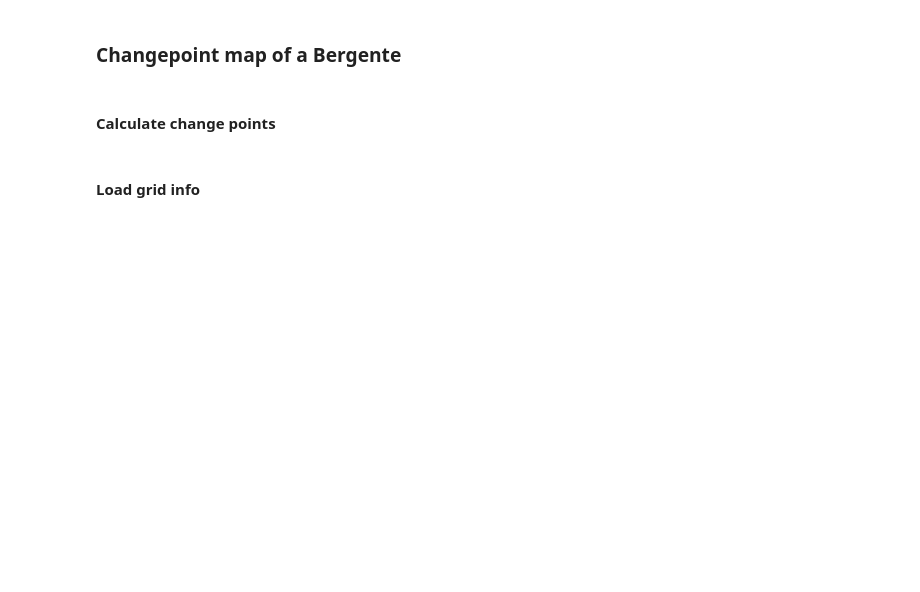
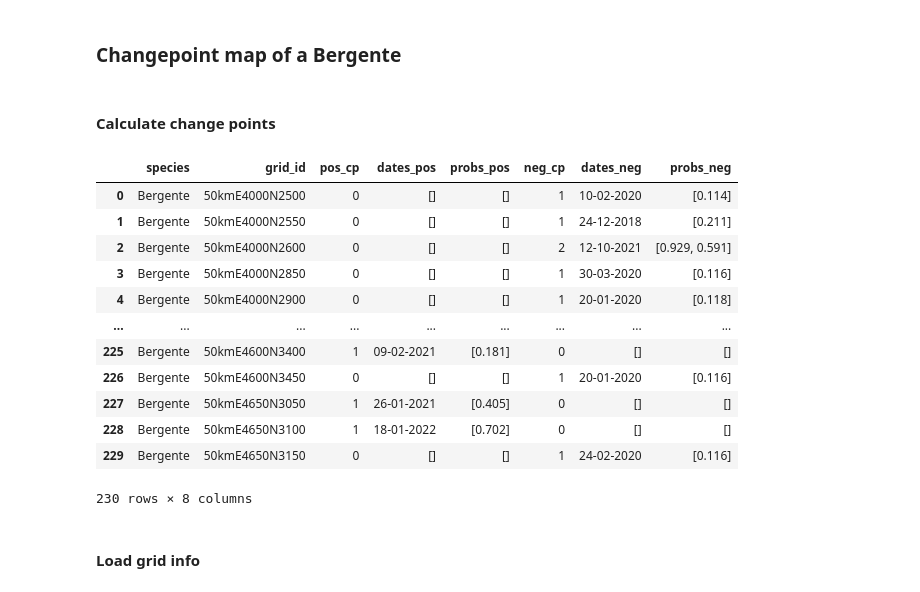
Before and after one commit to marinasie/bird-sighting-validation, a Jupyter notebook: marina/04_drift_analysis/07_beast.ipynb, the cells around one changed output. Cells and saved outputs as stored; diff of their text form; code cells hidden in the pictures; blank space fills up the shorter version.

```diff
--- a/marina/04_drift_analysis/07_beast.ipynb
+++ b/marina/04_drift_analysis/07_beast.ipynb
@@ -67,14 +63,3 @@ Changepoint prob: [0.99683326 0.9684583 ]
-# %%
-from datetime import datetime, timedelta
-
-def decimal_year_to_datetime(decimal_year):
-    year = int(decimal_year)
-    remainder = decimal_year - year
-    start_of_year = datetime(year, 1, 1)
-    start_of_next_year = datetime(year + 1, 1, 1)
-    year_duration = start_of_next_year - start_of_year
-    date_time = start_of_year + timedelta(seconds=remainder * year_duration.total_seconds())
-    return date_time
 # %% [markdown]
 ### **Changepoint map of a Bergente**
 # %% [markdown]
@@ -108,3 +71,59 @@ beast_results
+# %%
+slices = {}
+for grid in all_grids:
+    slice = bird[bird['eea_grid_id'] == grid].sighting_ratio
+    slices[species, grid] = slice
+# %%
+results = []
+for (species, grid_id), sighting_ratios in slices.items():
+    o = rb.beast(sighting_ratios, deltat='7 days', period='1 year',
+                 start='2018-01-01', end='2022-12-31',
+                 hasOutlier=False,
+                 print_progress=False, quiet=True)
+    num_cp = int(o.trend.ncp_median)
+    cps = o.trend.cp[:num_cp]
+    cp_probs = o.trend.cpPr[:num_cp]
+
+    pos_cps = 0
+    neg_cps = 0
+    date_pos = []
+    prob_pos = []
+    date_neg = []
+    prob_neg = []
+    for cp, cp_prob in zip(cps, cp_probs):
+        closest_index = np.argmin(np.abs(o.time -  cp))
+        pos_slope_prob = o.trend.slpSgnPosPr[closest_index]
+        neg_slope_prob = 1- pos_slope_prob - o.trend.slpSgnZeroPr[closest_index]
+        if pos_slope_prob > neg_slope_prob:
+            pos_cps += 1
+            date_pos = decimal_year_to_datetime(cp)
+            prob_pos.append(round(cp_prob, 3))
+        else:
+            neg_cps += 1
+            date_neg = decimal_year_to_datetime(cp)
+            prob_neg.append(round(cp_prob, 3))
+    result = {'species': species, 'grid_id': grid_id,
+              'pos_cp': pos_cps, 'dates_pos': date_pos, 'probs_pos': prob_pos,
+              'neg_cp': neg_cps, 'dates_neg': date_neg, 'probs_neg': prob_neg
+              }
+    results.append(result)
+
+beast_results = pd.DataFrame(results)
+beast_results
+# %% [output]
+|  | species | grid_id | pos_cp | dates_pos | probs_pos | neg_cp | dates_neg | probs_neg |
+| 0 | Bergente | 50kmE4000N2500 | 0 | [] | [] | 1 | 10-02-2020 | [0.114] |
+| 1 | Bergente | 50kmE4000N2550 | 0 | [] | [] | 1 | 24-12-2018 | [0.211] |
+| 2 | Bergente | 50kmE4000N2600 | 0 | [] | [] | 2 | 12-10-2021 | [0.929, 0.591] |
+| 3 | Bergente | 50kmE4000N2850 | 0 | [] | [] | 1 | 30-03-2020 | [0.116] |
+| 4 | Bergente | 50kmE4000N2900 | 0 | [] | [] | 1 | 20-01-2020 | [0.118] |
+| ... | ... | ... | ... | ... | ... | ... | ... | ... |
+| 225 | Bergente | 50kmE4600N3400 | 1 | 09-02-2021 | [0.181] | 0 | [] | [] |
+| 226 | Bergente | 50kmE4600N3450 | 0 | [] | [] | 1 | 20-01-2020 | [0.116] |
+| 227 | Bergente | 50kmE4650N3050 | 1 | 26-01-2021 | [0.405] | 0 | [] | [] |
+| 228 | Bergente | 50kmE4650N3100 | 1 | 18-01-2022 | [0.702] | 0 | [] | [] |
+| 229 | Bergente | 50kmE4650N3150 | 0 | [] | [] | 1 | 24-02-2020 | [0.116] |
+230 rows × 8 columns
 # %% [markdown]
 #### Load grid info
 # %%
```
Also changed, not shown: parts of 12 cells of this notebook.
